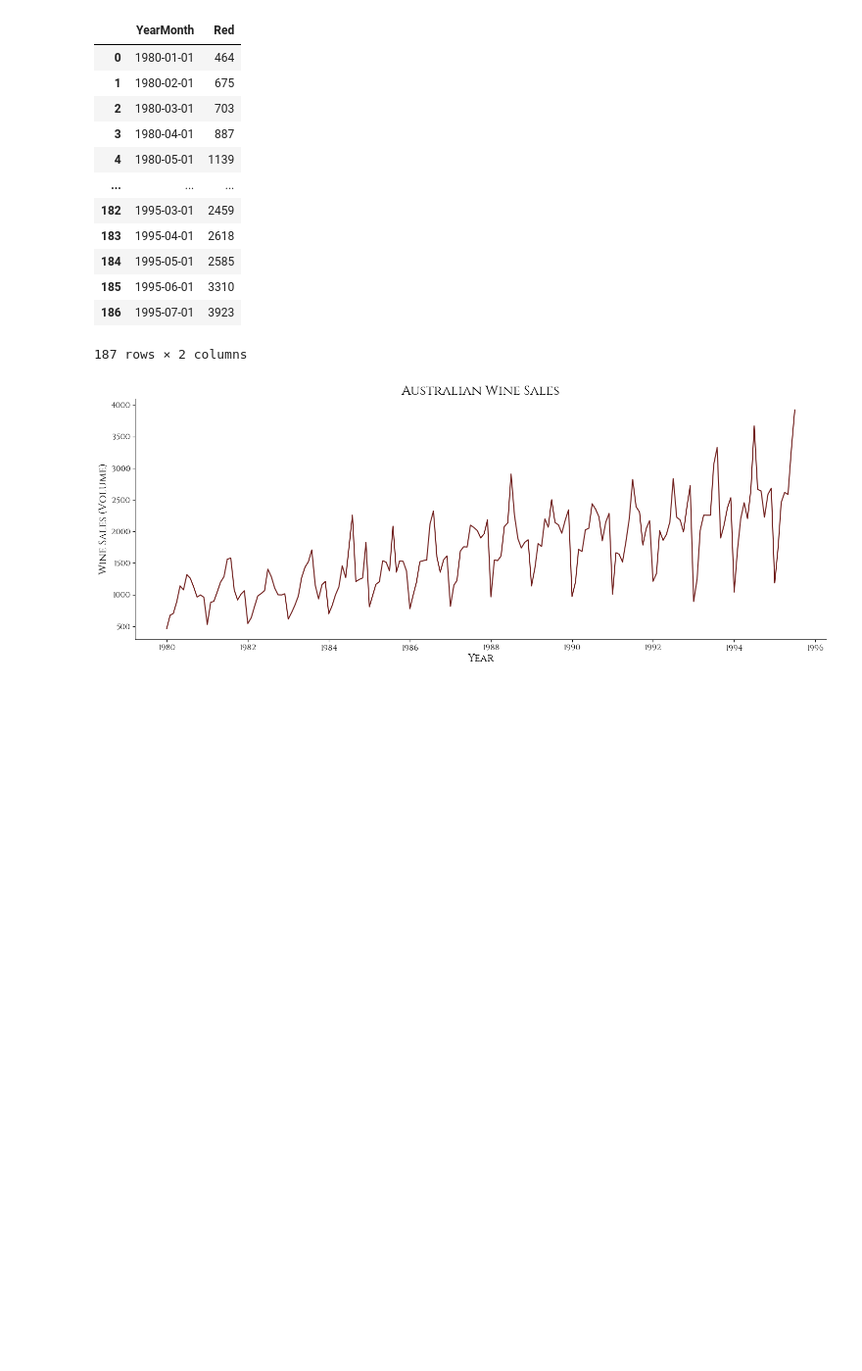
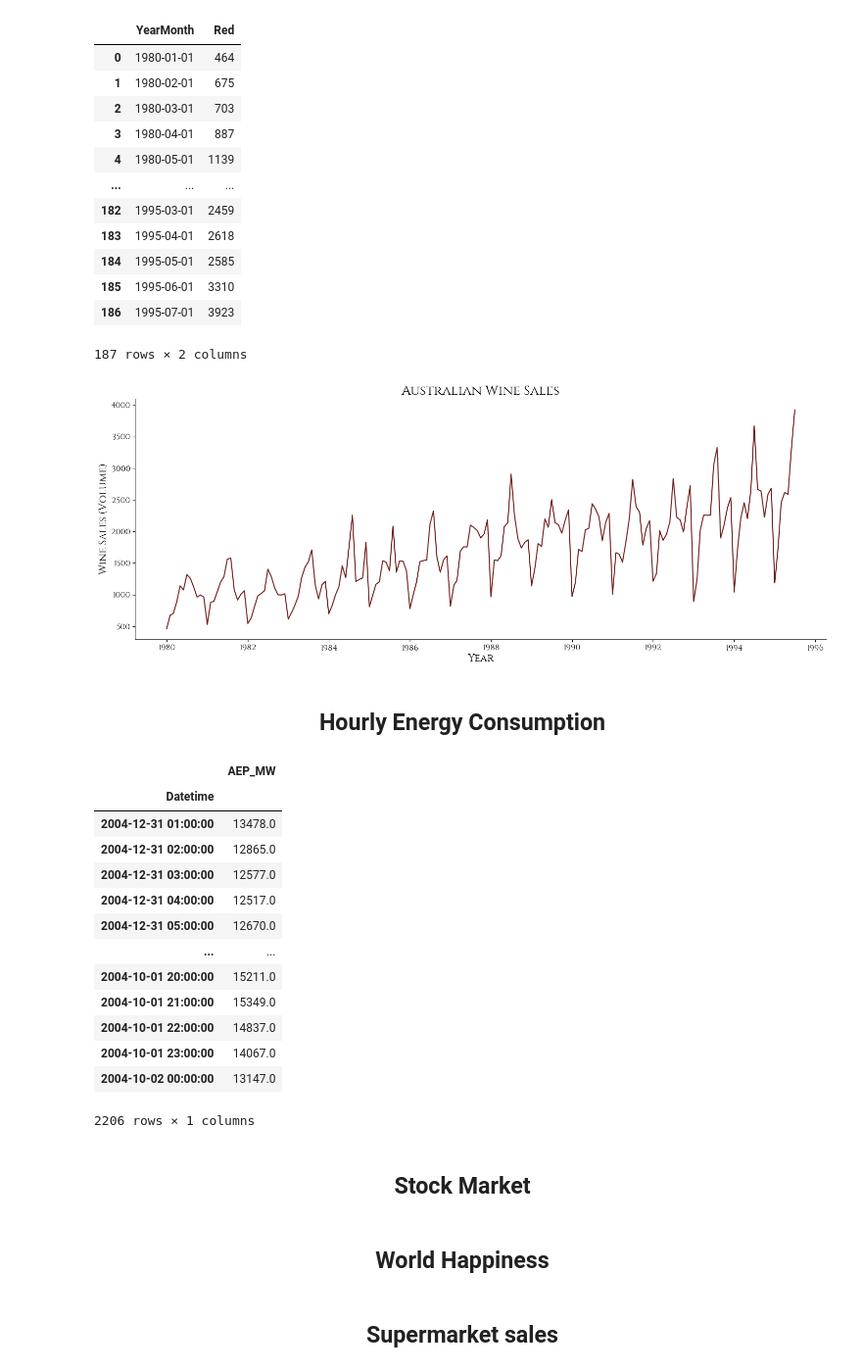
Before and after one commit to kwuh91/LSTF-Transformers-coursework, a Jupyter notebook: code/main.ipynb, the cells around one changed output. Shown at 98% size. Saved outputs shown, nothing was run; the diff lists cells and outputs as text; code cells hidden in the pictures; blank space fills up the shorter version.

```diff
--- a/code/main.ipynb
+++ b/code/main.ipynb
@@ -376,3 +390,46 @@ decorate_plot(ax, 'Year', 'Wine Sales (Volume)', '')
 plt.show()
 # %% [output]
 [figure]
+# %% [markdown]
+<h2> <center> Hourly Energy Consumption </center> </h2>
+# %%
+df = pd.read_csv("../data/AEP_hourly.csv", parse_dates=["Datetime"])
+df.set_index("Datetime", inplace=True)
+
+df.loc[f'2004']
+
+# plt.figure(figsize=(12, 6))
+# plt.plot(df.index, df["AEP_MW"])
+
+# # Format x-axis to show hours/minutes
+# plt.gca().xaxis.set_major_formatter(mdates.DateFormatter("%H:%M"))
+# plt.gca().xaxis.set_major_locator(mdates.HourLocator(interval=1))  # Show every hour
+
+# plt.xlabel("Time (HH:MM)")
+# plt.ylabel("AEP_MW")
+# plt.title("Time Series Plot")
+# plt.xticks(rotation=45)  # Rotate labels for readability
+# plt.grid(True)
+# plt.tight_layout()
+# plt.show()
+# %% [output]
+|  | AEP_MW |
+| Datetime |  |
+| 2004-12-31 01:00:00 | 13478.0 |
+| 2004-12-31 02:00:00 | 12865.0 |
+| 2004-12-31 03:00:00 | 12577.0 |
+| 2004-12-31 04:00:00 | 12517.0 |
+| 2004-12-31 05:00:00 | 12670.0 |
+| ... | ... |
+| 2004-10-01 20:00:00 | 15211.0 |
+| 2004-10-01 21:00:00 | 15349.0 |
+| 2004-10-01 22:00:00 | 14837.0 |
+| 2004-10-01 23:00:00 | 14067.0 |
+| 2004-10-02 00:00:00 | 13147.0 |
+2206 rows × 1 columns
+# %% [markdown]
+<h2> <center> Stock Market </center> </h2>
+# %% [markdown]
+<h2> <center> World Happiness </center> </h2>
+# %% [markdown]
+<h2> <center> Supermarket sales </center> </h2>
```
Also changed, not shown: parts of 3 cells of this notebook, 19 other files.
